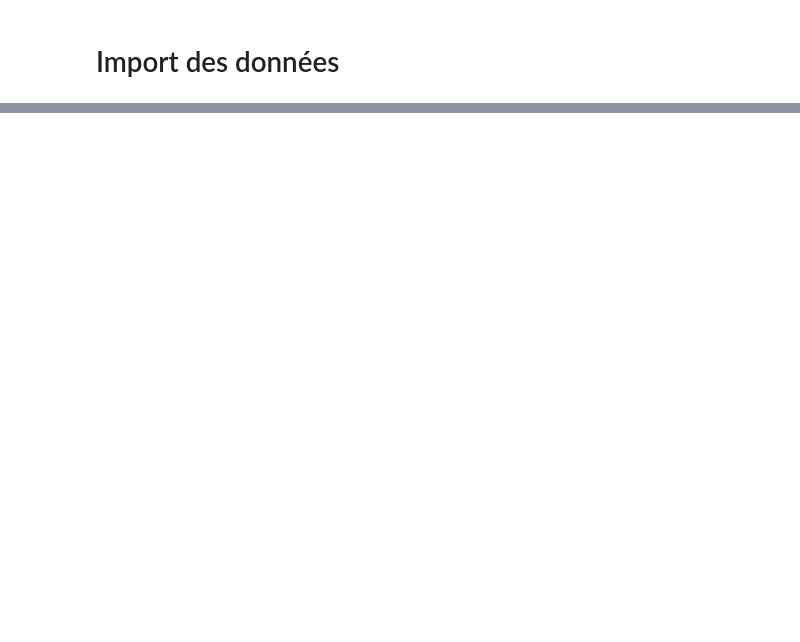
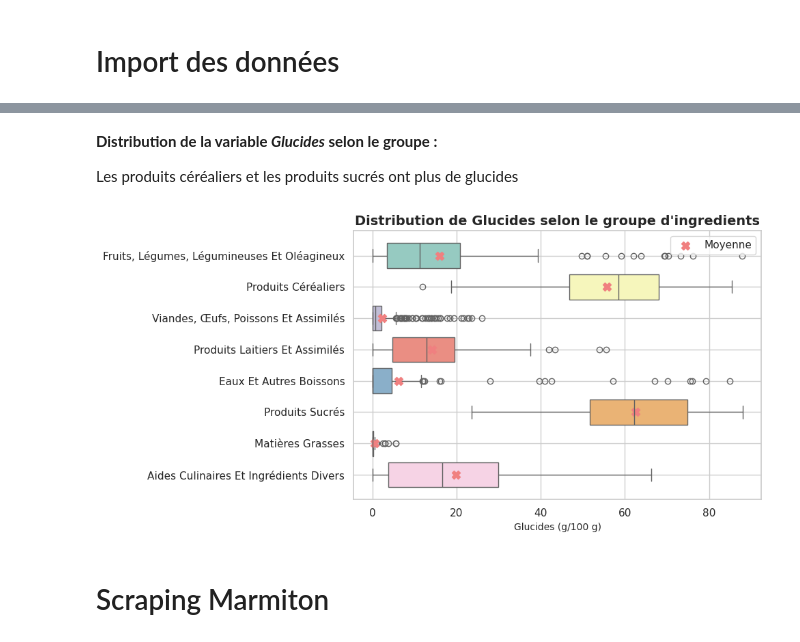
Before and after one commit to Louismoraine/python-pour-data-science, a Jupyter notebook: scripts/projet.ipynb, the cells around one changed output, grey strips where cells are left out. Drawn from its saved outputs; the diff is of its cells as text; code cells hidden in the pictures; blank space fills up the shorter version.

```diff
--- a/scripts/projet.ipynb
+++ b/scripts/projet.ipynb
@@ -181,0 +140,32 @@ plt.show()
+# %% [markdown]
+**Distribution de la variable *Glucides* selon le groupe :**
+
+Les produits céréaliers et les produits sucrés ont plus de glucides
+# %%
+# Création du graphique
+sns.set(style="whitegrid")
+plt.figure(figsize=(10, 5))
+
+# Boxplot
+ax = sns.boxplot(y='Groupe', x='Glucides', data=df_svm, palette="Set3", hue = 'Groupe', legend = False)
+
+# Calculer les moyennes par catégorie
+mean_values = df_svm.groupby('Groupe')['Glucides'].mean().reset_index()
+
+# Ajouter des croix pour les moyennes
+ax.scatter(mean_values['Glucides'], mean_values['Groupe'], color='lightcoral', marker='X', s=75, label='Moyenne', zorder = 2)
+
+# Ajout des étiquettes et du titre
+plt.title("Distribution de Glucides selon le groupe d'ingredients", fontsize=14,fontweight='bold')
+plt.xlabel('Glucides (g/100 g)', fontsize=10)
+plt.ylabel('')
+
+# Afficher le graphique
+plt.legend()
+plt.grid(True)
+plt.tight_layout()
+plt.show()
+# %% [output]
+[figure, added]
+# %% [markdown]
+# Scraping Marmiton
```
Also changed, not shown: parts of 13 cells of this notebook, 1 other file.
